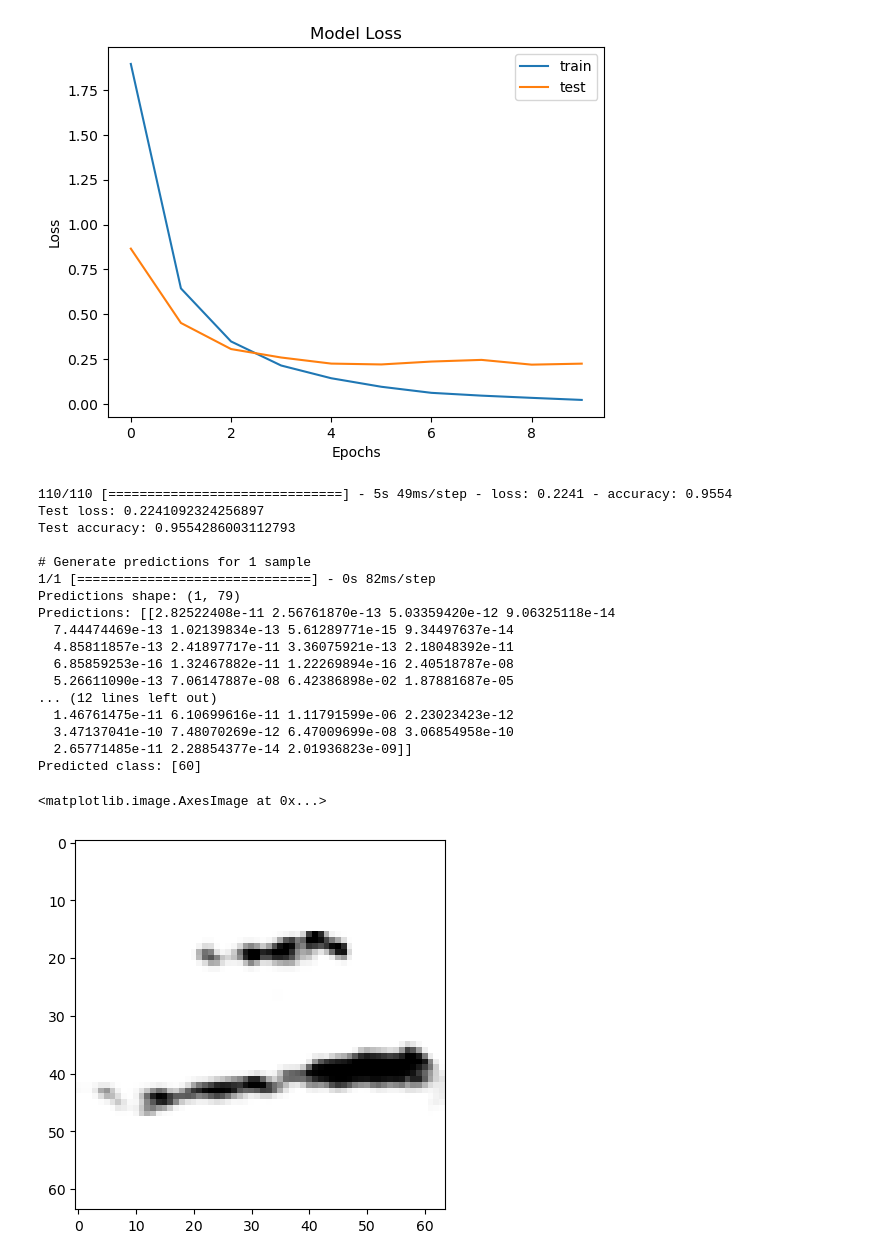
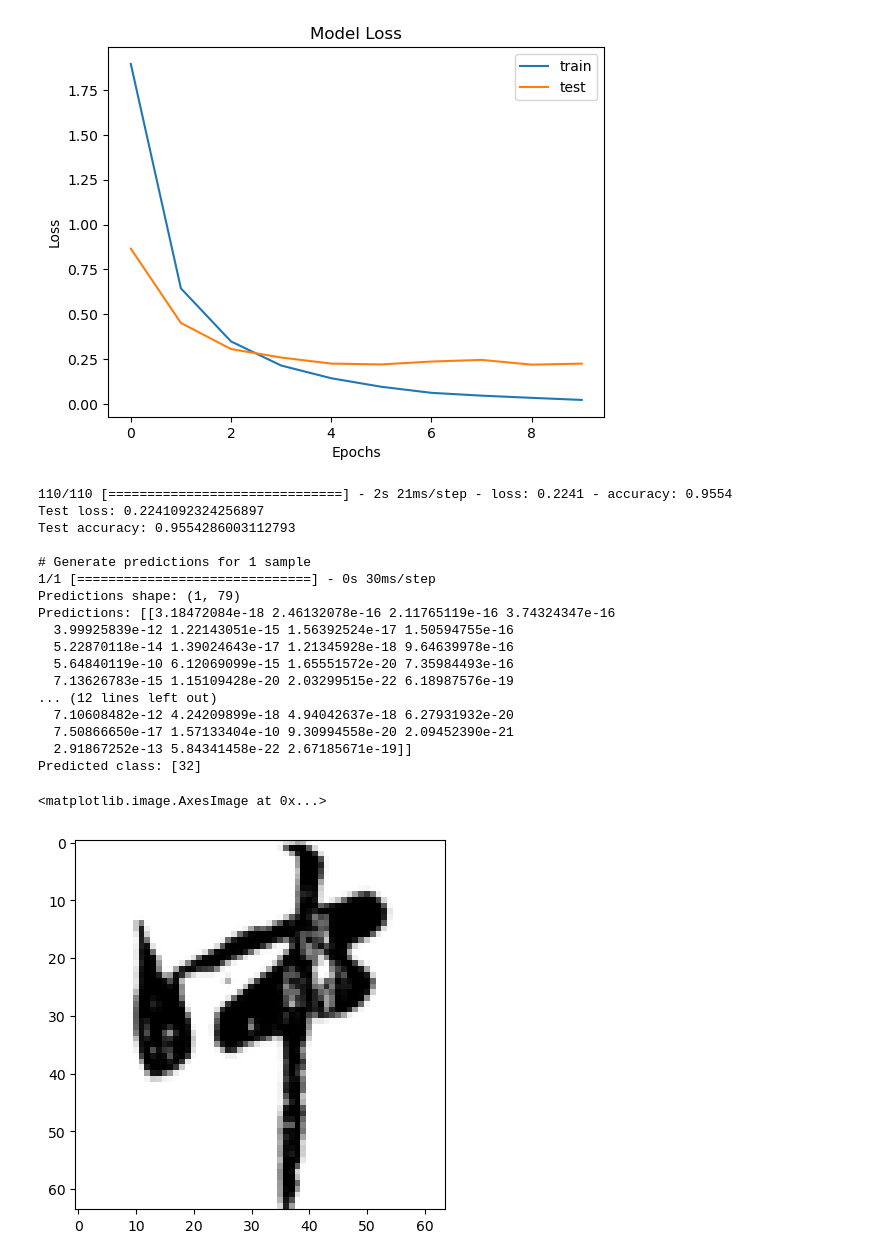
Before and after one commit to krisdanoda/Kanji-recognizer, a Jupyter notebook: sequentialModel.ipynb, the cells around one changed output. Drawn from its saved outputs; the diff is of its cells as text; code cells hidden in the pictures.

```diff
--- a/sequentialModel.ipynb
+++ b/sequentialModel.ipynb
@@ -171,40 +171,40 @@ plt.show()
 # %%
 from matplotlib import pyplot
 
 results = model.evaluate(x_test, y_test)
 print('Test loss:', results[0])
 print('Test accuracy:', results[1])
-image_number = 3301
+image_number = 9
 print('\n# Generate predictions for 1 sample')
 new_image = tf.expand_dims(x_test[image_number], 0)
 predictions = model.predict(new_image)
 print('Predictions shape:', predictions.shape)
 print('Predictions:', predictions)
 predicted_classes = predictions.argmax(axis=-1)
 print('Predicted class:', predicted_classes)
 
 pyplot.imshow(x_test[image_number], cmap='Greys')
 #print(kanji(y_test[image_number]))
 # %% [output]
-110/110 [==============================] - 5s 49ms/step - loss: 0.2241 - accuracy: 0.9554
+110/110 [==============================] - 2s 21ms/step - loss: 0.2241 - accuracy: 0.9554
 Test loss: 0.2241092324256897
 Test accuracy: 0.9554286003112793
 
 # Generate predictions for 1 sample
-1/1 [==============================] - 0s 82ms/step
+1/1 [==============================] - 0s 30ms/step
 Predictions shape: (1, 79)
-Predictions: [[2.82522408e-11 2.56761870e-13 5.03359420e-12 9.06325118e-14
-  7.44474469e-13 1.02139834e-13 5.61289771e-15 9.34497637e-14
-  4.85811857e-13 2.41897717e-11 3.36075921e-13 2.18048392e-11
-  6.85859253e-16 1.32467882e-11 1.22269894e-16 2.40518787e-08
-  5.26611090e-13 7.06147887e-08 6.42386898e-02 1.87881687e-05
+Predictions: [[3.18472084e-18 2.46132078e-16 2.11765119e-16 3.74324347e-16
+  3.99925839e-12 1.22143051e-15 1.56392524e-17 1.50594755e-16
+  5.22870118e-14 1.39024643e-17 1.21345928e-18 9.64639978e-16
+  5.64840119e-10 6.12069099e-15 1.65551572e-20 7.35984493e-16
+  7.13626783e-15 1.15109428e-20 2.03299515e-22 6.18987576e-19
 ... (12 lines left out)
-  1.46761475e-11 6.10699616e-11 1.11791599e-06 2.23023423e-12
-  3.47137041e-10 7.48070269e-12 6.47009699e-08 3.06854958e-10
-  2.65771485e-11 2.28854377e-14 2.01936823e-09]]
-Predicted class: [60]
+  7.10608482e-12 4.24209899e-18 4.94042637e-18 6.27931932e-20
+  7.50866650e-17 1.57133404e-10 9.30994558e-20 2.09452390e-21
+  2.91867252e-13 5.84341458e-22 2.67185671e-19]]
+Predicted class: [32]
 <matplotlib.image.AxesImage at 0x...>
-[figure, old version]
+[figure, new version]
 # %%
 print(np.unique(Z)[predicted_classes][0])
 print(kanji(np.unique(Z)[predicted_classes][0]))
```
Also changed, not shown: parts of 1 cell of this notebook.
